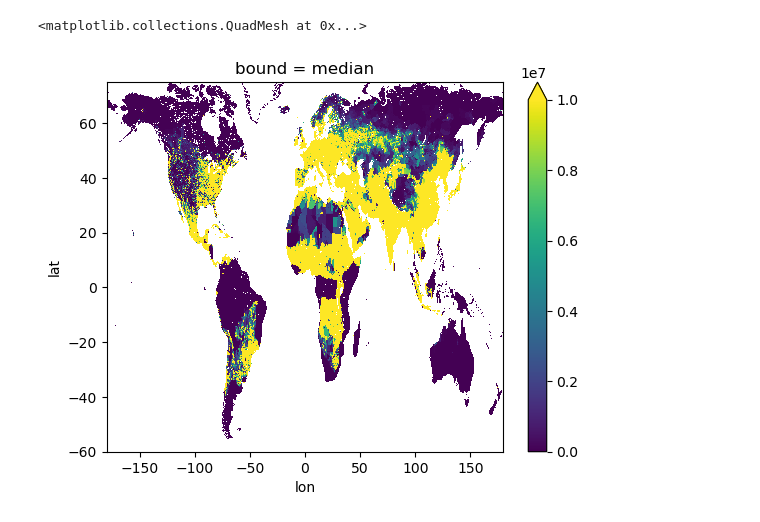
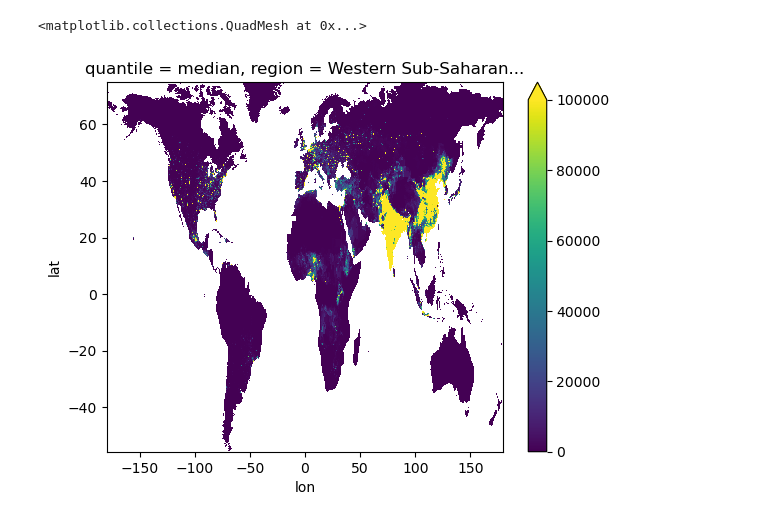
Before and after one commit to awells96/AQ_mortality_workflow, a Jupyter notebook: Test_script1.ipynb, the cells around one changed output. Drawn from its saved outputs; the diff is of its cells as text; code cells hidden in the pictures.

```diff
--- a/Test_script1.ipynb
+++ b/Test_script1.ipynb
@@ -19,0 +33,8 @@ TMREL = 32.4
+# %%
+o3_interp = new_o3.interp(lat=pop_2050.lat, lon=pop_2050.lon)
+bmr_interp = new_bmr.interp(lat=pop_2050.lat, lon=pop_2050.lon)
+# %%
+RR_10ppb = 1.074
+# RR = e^(beta*(x-TMREL))
+beta = np.log(RR_10ppb)/10
+TMREL = 32.4
@@ -20,5 +45,5 @@ TMREL = 32.4
 # %%
-O3_diff = test_2050 - TMREL
+O3_diff = o3_interp - TMREL
 TMREL_O3 = xr.where(O3_diff > 0, O3_diff, 0)
 # %%
 RR = np.exp(beta * TMREL_O3)
@@ -27,2 +54,2 @@ AF = (RR - 1)/RR
 # %%
-M = AF * bmr[1] * pop_2050
+M = AF * bmr_interp * pop_2050
@@ -29,5 +83,5 @@ M = AF * bmr[1] * pop_2050
 # %%
-M.plot(vmax=1e7)
+M.sel(quantile="median", year=slice("2050", "2069")).mean("year").plot(vmax=1e5)
 # %% [output]
 <matplotlib.collections.QuadMesh at 0x...>
-[figure, old version]
+[figure, new version]
```
Also changed, not shown: parts of 15 cells of this notebook, 3 other files.
